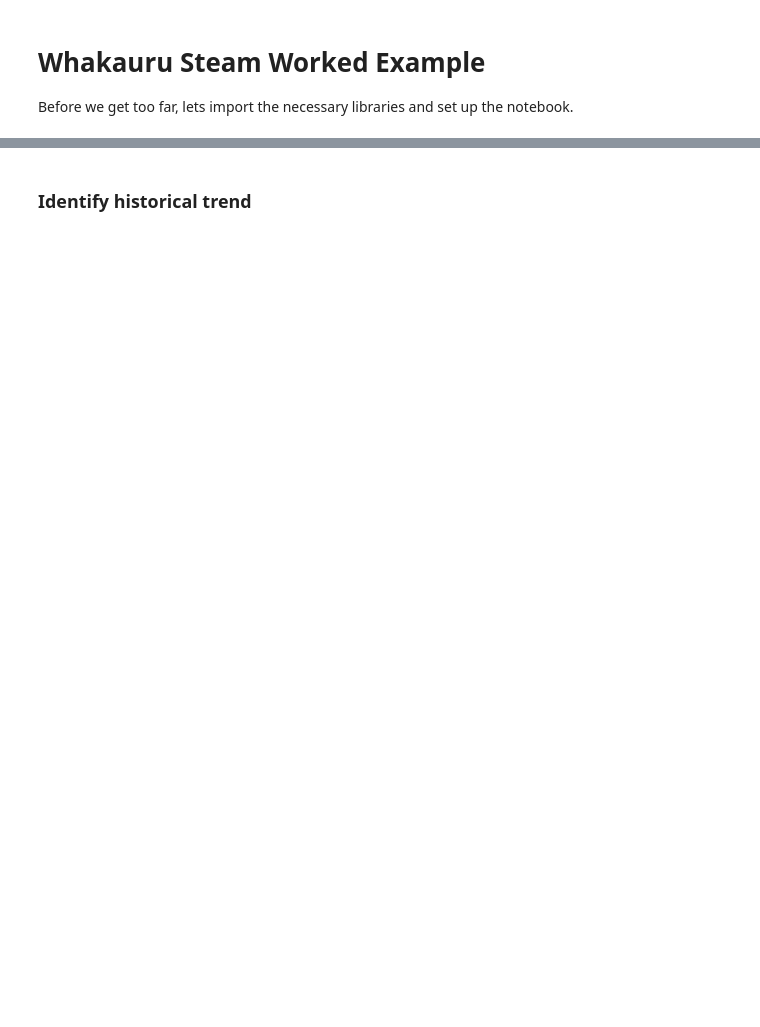
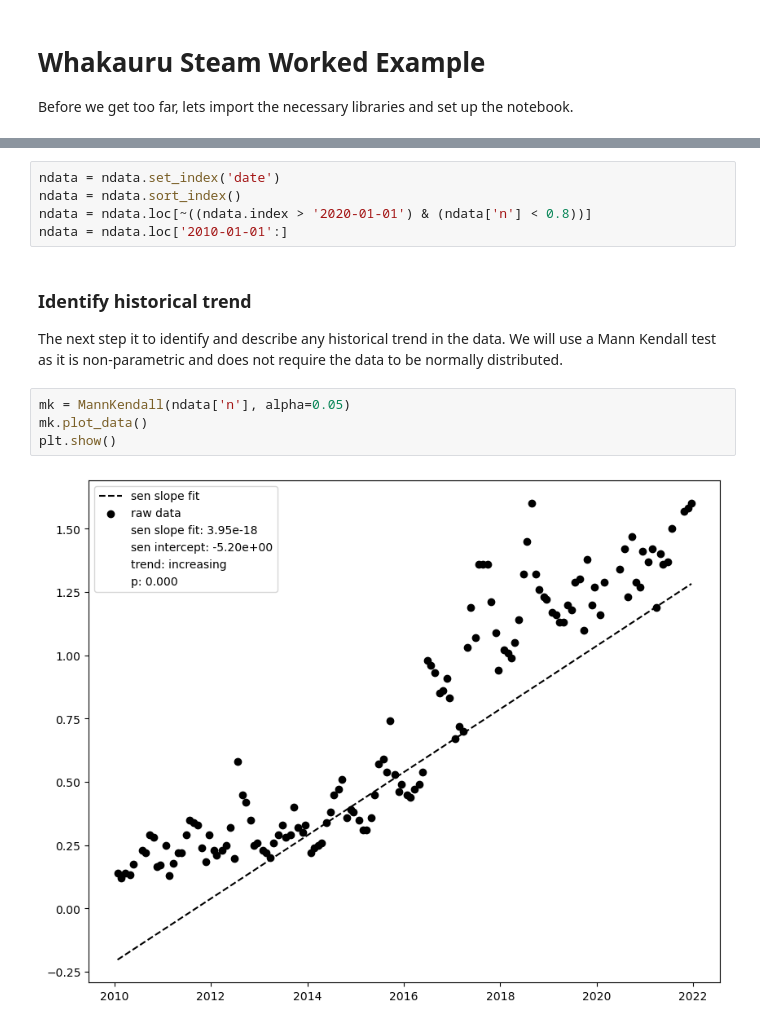
Before and after one commit to Komanawa-Solutions-Ltd/gw_detect_power-worked-examples, a Jupyter notebook: Whakauru_Stream_Worked_example.ipynb, the cells around one changed output, grey strips where cells are left out. Cells and saved outputs as stored; diff of their text form; blank space fills up the shorter version.

```diff
--- a/Whakauru_Stream_Worked_example.ipynb
+++ b/Whakauru_Stream_Worked_example.ipynb
@@ -12,4 +103,17 @@ Before we get too far, lets import the necessary libraries and set up the notebo
+# %%
+ndata = ndata.set_index('date')
+ndata = ndata.sort_index()
+ndata = ndata.loc[~((ndata.index > '2020-01-01') & (ndata['n'] < 0.8))]
+ndata = ndata.loc['2010-01-01':]
 # %% [markdown]
 ### Identify historical trend
+
+The next step it to identify and describe any historical trend in the data. We will use a Mann Kendall test as it is non-parametric and does not require the data to be normally distributed.
+# %%
+mk = MannKendall(ndata['n'], alpha=0.05)
+mk.plot_data()
+plt.show()
+# %% [output]
+[figure, added]
 # %% [markdown]
 ##  Step 2: Estimate the noise level
```
Also changed, not shown: parts of 18 cells of this notebook.
